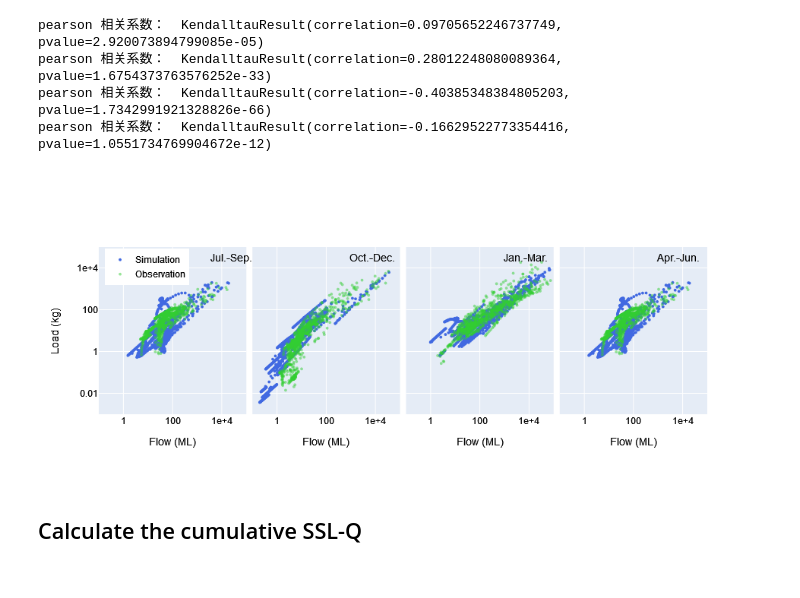
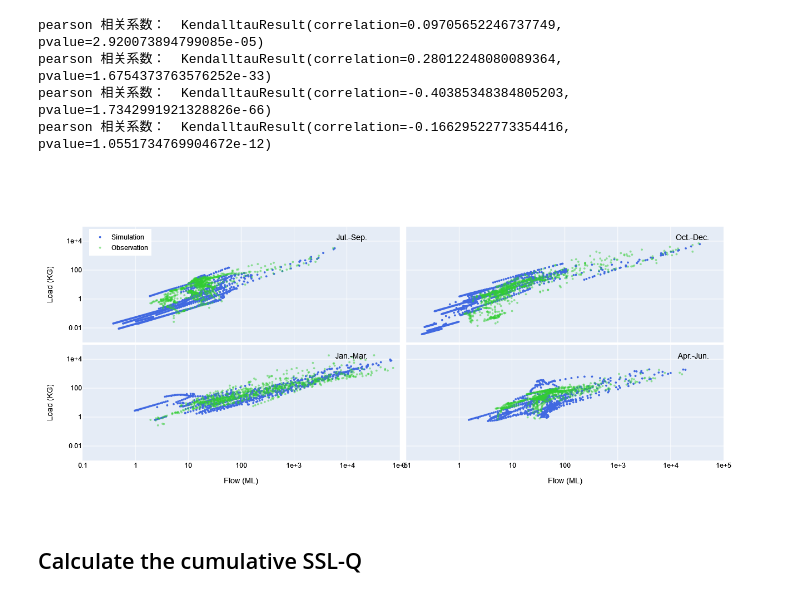
Before and after one commit to QianWanghhu/wqd_analyze, a Jupyter notebook: src/Plotting_Paper_3.ipynb, the cells around one changed output. Drawn from its saved outputs; the diff is of its cells as text; code cells hidden in the pictures.

Commit message:
Change scatter plot to 2*2 layout.

```diff
--- a/src/Plotting_Paper_3.ipynb
+++ b/src/Plotting_Paper_3.ipynb
@@ -62,14 +62,14 @@ x_annot = np.linspace(0, 8, 9)
 y_annot = [55, 105, 60, 70, 60, 30, 45, 82, 20]
 for ii in range(9):
     fig.add_annotation(x = x_annot[ii], y = y_annot[ii],
-                text = r'RE=%.2f' % (df_month['bias'].values[ii]),
+                text = r'RE=%.0f%%' % (df_month['bias'].values[ii]*100),
                 showarrow=False,
                 arrowhead=1,
                 font = dict(size=16))
 
 # Add the annotation for Bias
-fig.add_annotation(x=9, y=55, text=r'PBIAS=%.2f%%'%(df_month['bias'].values[-1]*100),
-                   font = dict(size=16), arrowhead=1, showarrow=False,)
+fig.add_annotation(x=9, y=55, text=r'PBIAS=%.0f%%'%(df_month['bias'].values[-1]*100),
+                   font = dict(color='tomato', size=16), arrowhead=1, showarrow=False)
 
 pio.write_image(fig, fig_path + 'annual_load_bias_plotly.png')
 # %% [markdown]
@@ -168,16 +168,18 @@ coeffs_mod = pd.read_csv(outpath + 'mod_cl_regress_error.csv', index_col = 'Unna
 # %%
 # Use plotly to creat scatter plots
 # Initialize figure with subplots
-fig = make_subplots(rows=1, cols=4, shared_yaxes=True, shared_xaxes=True, horizontal_spacing = 0.01)
+fig = make_subplots(rows=2, cols=2, shared_yaxes=True, shared_xaxes=True,
+                    horizontal_spacing = 0.01, vertical_spacing = 0.01)
 legends = ['Jul.-Sep.', 'Oct.-Dec.', 'Jan.-Mar.', 'Apr.-Jun.']
 
+# Plot here
 fig.add_trace(
-        go.Scatter(x=data_x['mod'][f'x_{ii}'], y=data_y['mod'][f'y_{ii}'], mode='markers',
+        go.Scatter(x=data_x['mod'][f'x_{0}'], y=data_y['mod'][f'y_{0}'], mode='markers',
                    name='Simulation', marker=dict(color='royalblue', size=4)),
         row = 1, col = 1)
 
 fig.add_trace(
-        go.Scatter(x=data_x['obs'][f'x_{ii}'], y=data_y['obs'][f'y_{ii}'], mode='markers', name='Observation',
+        go.Scatter(x=data_x['obs'][f'x_{0}'], y=data_y['obs'][f'y_{0}'], mode='markers', name='Observation',
                   marker=dict(color='limegreen', size=4, opacity=0.5)),
         row = 1, col = 1)
 
@@ -186,61 +188,66 @@ for ii in range(1, 4):
     fig.add_trace(
         go.Scatter(x=data_x['mod'][f'x_{ii}'], y=data_y['mod'][f'y_{ii}'], mode='markers',
                    showlegend=False, marker=dict(color='royalblue', size=4)),
-        row=1, col=ii+1)
-fig.update_xaxes(
-    showexponent = 'all',
-    exponentformat = 'e',
-    row=1, col=1)
+        row = (ii//2 + 1), col= (ii % 2 + 1))
 
 for ii in range(1, 4):
     fig.add_trace(
         go.Scatter(x=data_x['obs'][f'x_{ii}'], y=data_y['obs'][f'y_{ii}'], mode='markers', showlegend=False,
                   marker=dict(color='limegreen', size=4, opacity=0.5)),
-        row=1, col=ii+1)
+         row = (ii//2 + 1), col= (ii % 2 + 1))
 
-    fig.update_xaxes(showexponent = 'all', exponentformat = 'e', row=1, col=ii+1)
 
-fig.update_layout(height=400, width=1200)
-fig.update_xaxes(type="log", range=[-1, 5], title_text='Flow (ML)')
+fig.update_layout(height=600, width=800)
+fig.update_xaxes(type="log", range=[-1, 5])
 fig.update_yaxes(type="log", range=[-3, 5])
-fig.update_layout(yaxis = dict(showexponent = 'all', exponentformat = 'e', title_text = 'Load (kg)'))
+for jj in range(1, 3):
+    fig.update_xaxes(showexponent = 'all', exponentformat = 'e',
+                     row = 2, col = jj, title_text = 'Flow (ML)')
+    fig.update_yaxes(showexponent = 'all', exponentformat = 'e',
+                     row = jj, col = 1, title_text = 'Load (KG)')
 
 fig.update_layout(legend = dict(yanchor="top", y = 0.99, xanchor = "left", x = 0.01,
                 font = dict(size=12)), font_family = "Arial", font_color = 'black')
 
-x_loc = [0.08, 0.42, 0.75, 0.99]; y_loc = [0.2, 0.1]
-subtitle_xloc = [0.18, 0.45, 0.74, 0.99]
+x_loc = [0.2, 0.98] * 2; y_loc = [0.6, 0.6, 0.08, 0.08]
+subtitle_xloc = [0.42, 0.98] * 2; subtitle_yloc = [0.98, 0.98, 0.45, 0.45]
 for ii in range(4):
     regress_col = str(ii+1)
-    fig.add_annotation(dict(x=x_loc[ii], y= y_loc[0], xref="paper", yref="paper",
+    fig.add_annotation(dict(x=x_loc[ii], y= y_loc[ii], xref="paper", yref="paper",
                                     text=r'$DIN_o = %.2f(%.2f)*Q_o^{%.2f(%.2f)}$' %(coeffs_obs.loc['a', regress_col],
                                         coeffs_obs.loc['a_error', regress_col], coeffs_obs.loc['b', regress_col],
                                                 coeffs_obs.loc['b_error', regress_col]), showarrow=False))
     # Add the seassons to each subplot
-    fig.add_annotation(dict(x = subtitle_xloc[ii], y = 0.98, xref = "paper", yref = "paper",
+    fig.add_annotation(dict(x = subtitle_xloc[ii], y = subtitle_yloc[ii], xref = "paper", yref = "paper",
                                     text = legends[ii], font = dict(size=14)), showarrow = False)
 
 for ii in range(4):
     regress_col = str(ii+1)
     if coeffs_mod.loc['c',regress_col] == 0:
-        fig.add_annotation(dict(x=x_loc[ii], y=y_loc[1], xref="paper", yref="paper",
+        fig.add_annotation(dict(x=x_loc[ii], y= y_loc[ii] - 0.06, xref="paper", yref="paper",
                                     text=r'$DIN_m = %.2f(%.2f)*Q_m^{%.2f(%.2f)}$' %(coeffs_mod.loc['a', regress_col],
                                         coeffs_mod.loc['a_error', regress_col], coeffs_mod.loc['b', regress_col],
                                             coeffs_mod.loc['b_error', regress_col]), showarrow=False))
     else:
-        fig.add_annotation(dict(x=x_loc[ii], y=y_loc[1], xref="paper", yref="paper",
+        # Change the location of subplot at row = 2, col = 1
+        if ii == 2:
+            xx = x_loc[ii] - 0.1
+        else:
+            xx = x_loc[ii]
+
+        fig.add_annotation(dict(x=xx , y=y_loc[ii] - 0.06, xref="paper", yref="paper",
                                     text=r'$DIN_m = %.2f(%.2f)*Q_m^{%.2f(%.2f)}+%.2f(%.2f)$' %(coeffs_mod.loc['a', regress_col],
                                         coeffs_mod.loc['a_error', regress_col], coeffs_mod.loc['b', regress_col], coeffs_mod.loc['b_error', regress_col],
                                                     coeffs_mod.loc['c', regress_col], coeffs_mod.loc['c_error', regress_col]), showarrow=False))
-    # Add the annotation of fitting statistic R2
-    fig.add_annotation(dict(x = x_loc[ii], y = 0.3), xref="paper", yref="paper",
+# Add the annotation of fitting statistic R2
+    fig.add_annotation(dict(x = x_loc[ii], y = y_loc[ii] + 0.05), xref="paper", yref="paper",
                         text = r'$R^2_o = %.2f, R^2_m = %.2f$'%(coeffs_obs.loc['R2', regress_col],
                                                                coeffs_mod.loc['R2', regress_col]), showarrow=False)
 
 fig.show()
 pio.write_image(fig, fig_path + 'DIN-Q_scatter_plot.png', scale=2)
 # %% [output]
-[figure, old version]
+[figure, new version]
 # %% [markdown]
 ## Calculate the cumulative SSL-Q
 # %%
```
Also changed, not shown: parts of 2 cells of this notebook.
